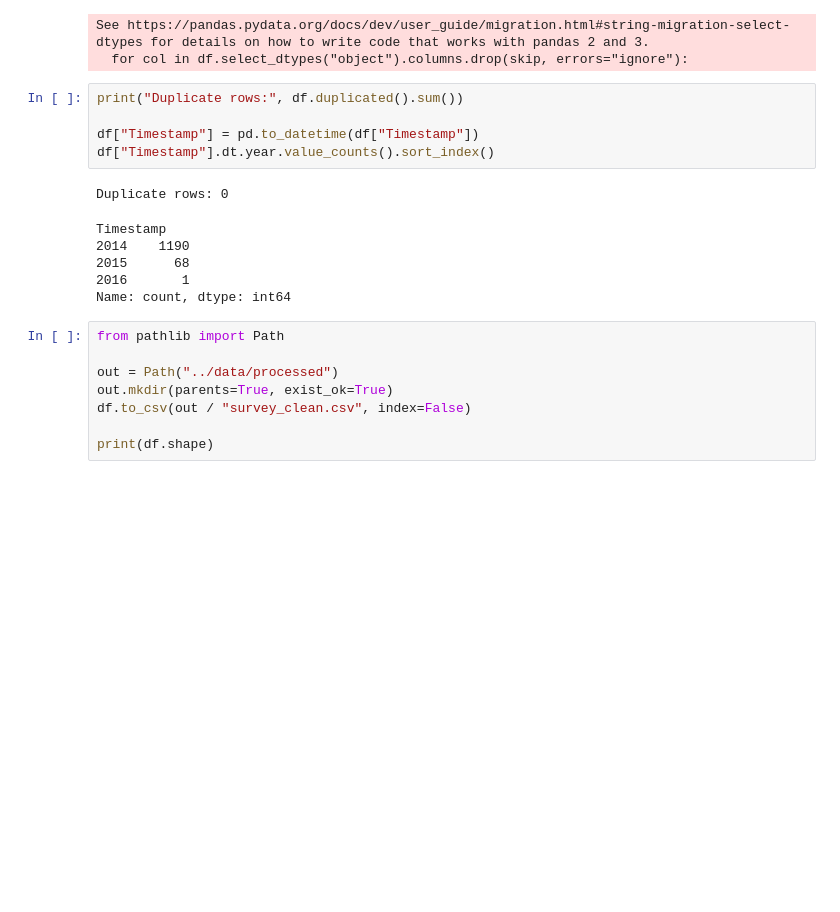
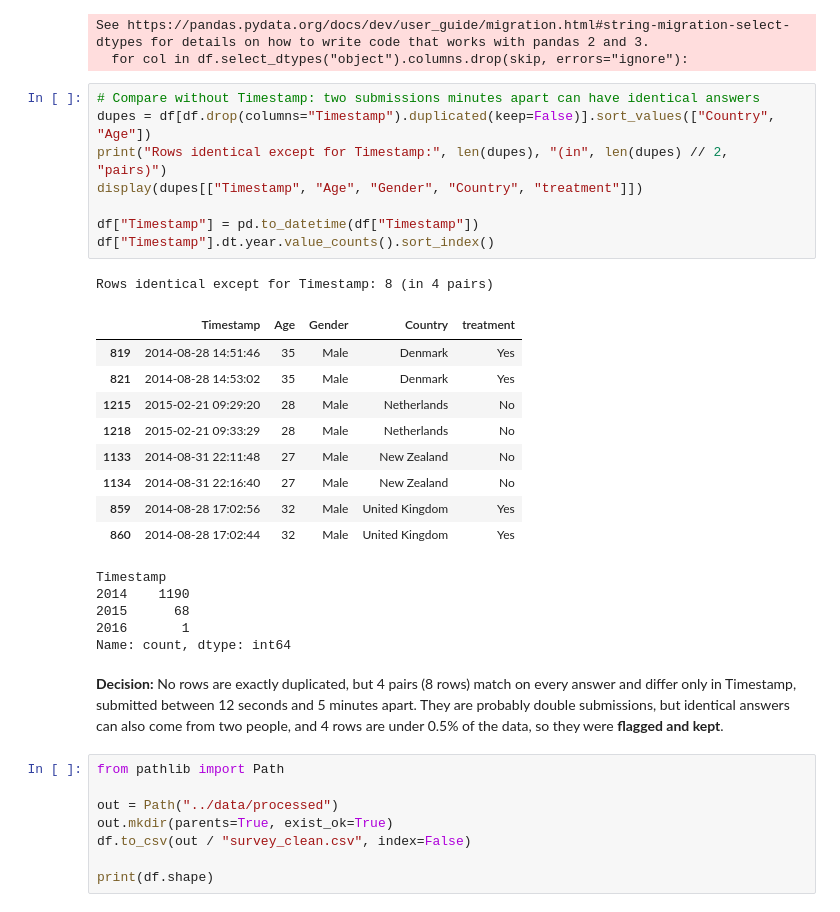
Before and after one commit to emmakatz06/ds-fall-project-2026, a Jupyter notebook: notebooks/01_data_cleaning.ipynb, the cells around one changed output. Cells and saved outputs as stored; diff of their text form; blank space fills up the shorter version.

```diff
--- a/notebooks/01_data_cleaning.ipynb
+++ b/notebooks/01_data_cleaning.ipynb
@@ -350,18 +350,32 @@ obs_consequence: ['No', 'Yes']
 Country_grouped: ['Australia', 'Canada', 'Germany', 'Ireland', 'Netherlands', 'Other', 'United Kingdom', 'United States']
 See https://pandas.pydata.org/docs/dev/user_guide/migration.html#string-migration-select-dtypes for details on how to write code that works with pandas 2 and 3.
   for col in df.select_dtypes("object").columns.drop(skip, errors="ignore"):
-# %%
-print("Duplicate rows:", df.duplicated().sum())
-
-df["Timestamp"] = pd.to_datetime(df["Timestamp"])
-df["Timestamp"].dt.year.value_counts().sort_index()
-# %% [output]
-Duplicate rows: 0
-Timestamp
-2014    1190
-2015      68
-2016       1
-Name: count, dtype: int64
+# %%
+# Compare without Timestamp: two submissions minutes apart can have identical answers
+dupes = df[df.drop(columns="Timestamp").duplicated(keep=False)].sort_values(["Country", "Age"])
+print("Rows identical except for Timestamp:", len(dupes), "(in", len(dupes) // 2, "pairs)")
+display(dupes[["Timestamp", "Age", "Gender", "Country", "treatment"]])
+
+df["Timestamp"] = pd.to_datetime(df["Timestamp"])
+df["Timestamp"].dt.year.value_counts().sort_index()
+# %% [output]
+Rows identical except for Timestamp: 8 (in 4 pairs)
+|  | Timestamp | Age | Gender | Country | treatment |
+| 819 | 2014-08-28 14:51:46 | 35 | Male | Denmark | Yes |
+| 821 | 2014-08-28 14:53:02 | 35 | Male | Denmark | Yes |
+| 1215 | 2015-02-21 09:29:20 | 28 | Male | Netherlands | No |
+| 1218 | 2015-02-21 09:33:29 | 28 | Male | Netherlands | No |
+| 1133 | 2014-08-31 22:11:48 | 27 | Male | New Zealand | No |
+| 1134 | 2014-08-31 22:16:40 | 27 | Male | New Zealand | No |
+| 859 | 2014-08-28 17:02:56 | 32 | Male | United Kingdom | Yes |
+| 860 | 2014-08-28 17:02:44 | 32 | Male | United Kingdom | Yes |
+Timestamp
+2014    1190
+2015      68
+2016       1
+Name: count, dtype: int64
+# %% [markdown]
+**Decision:** No rows are exactly duplicated, but 4 pairs (8 rows) match on every answer and differ only in Timestamp, submitted between 12 seconds and 5 minutes apart. They are probably double submissions, but identical answers can also come from two people, and 4 rows are under 0.5% of the data, so they were **flagged and kept**.
 # %%
 from pathlib import Path
 
```
Also changed, not shown: 3 other files.
